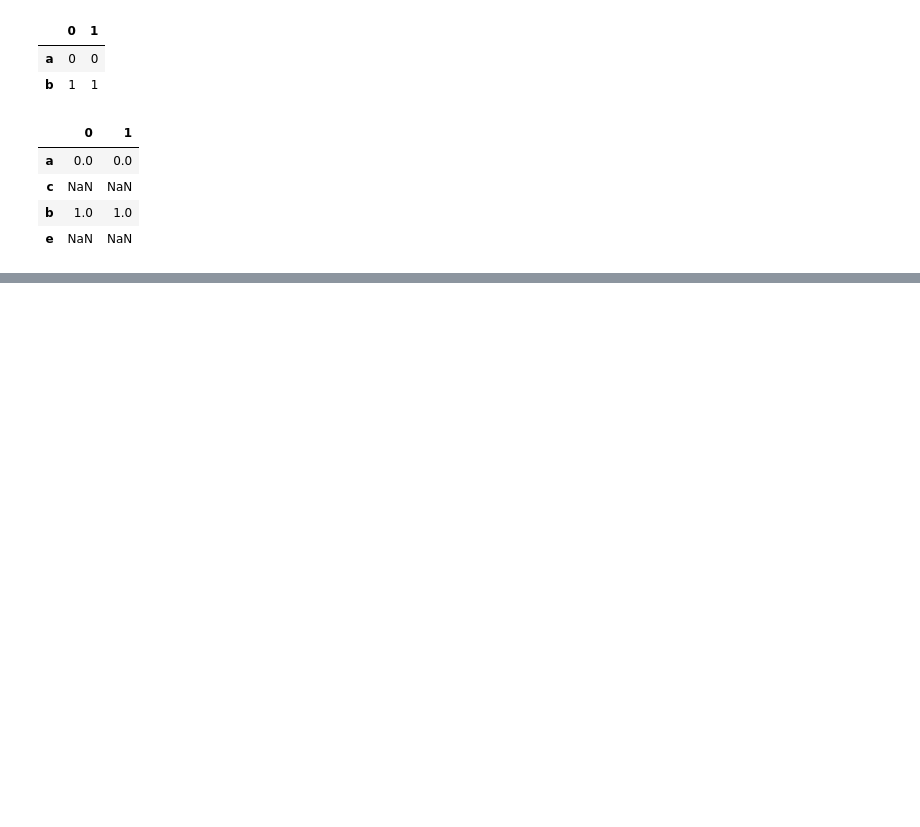
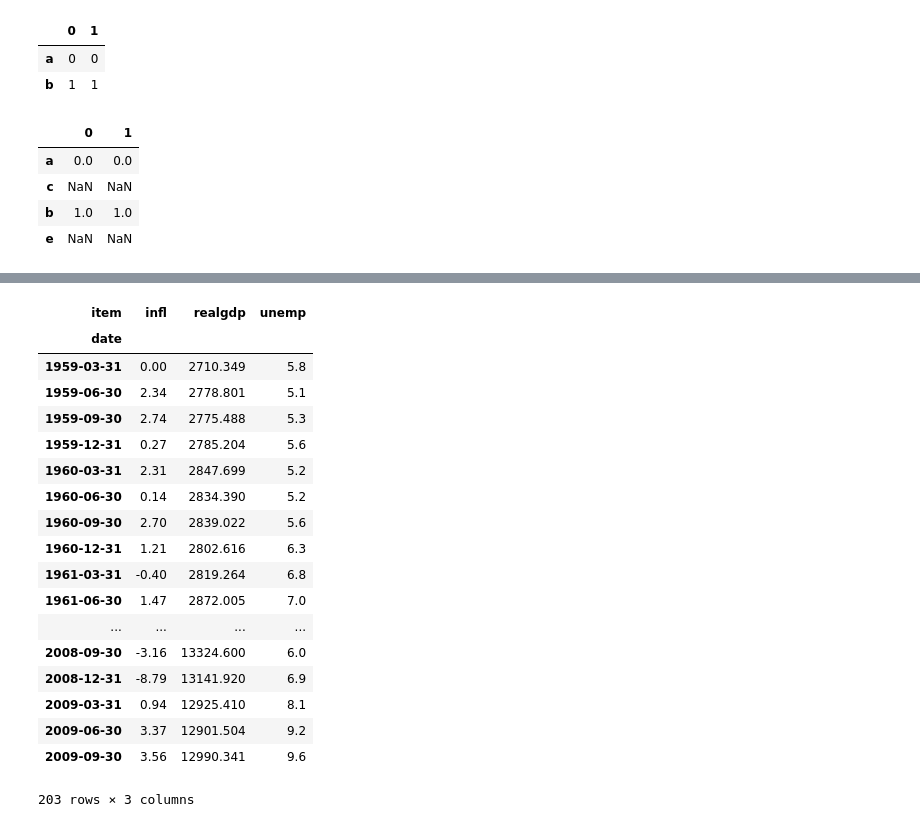
Before and after one commit to SiddalingeshaDS/ML-Practice, a Jupyter notebook: Python for Data Analysis/Data Wrangling.ipynb, the cells around one changed output, grey strips where cells are left out. Cells and saved outputs as stored; diff of their text form; code cells hidden in the pictures; blank space fills up the shorter version.

```diff
--- a/Python for Data Analysis/Data Wrangling.ipynb
+++ b/Python for Data Analysis/Data Wrangling.ipynb
@@ -587,0 +918,23 @@ pd.concat([s1, s4], axis=1, join_axes=[['a', 'c', 'b', 'e']])
+# %%
+pivoted = ldata.pivot('date', 'item', 'value')
+pivoted
+# %% [output]
+| item | infl | realgdp | unemp |
+| date |  |  |  |
+| 1959-03-31 | 0.00 | 2710.349 | 5.8 |
+| 1959-06-30 | 2.34 | 2778.801 | 5.1 |
+| 1959-09-30 | 2.74 | 2775.488 | 5.3 |
+| 1959-12-31 | 0.27 | 2785.204 | 5.6 |
+| 1960-03-31 | 2.31 | 2847.699 | 5.2 |
+| 1960-06-30 | 0.14 | 2834.390 | 5.2 |
+| 1960-09-30 | 2.70 | 2839.022 | 5.6 |
+| 1960-12-31 | 1.21 | 2802.616 | 6.3 |
+| 1961-03-31 | -0.40 | 2819.264 | 6.8 |
+| 1961-06-30 | 1.47 | 2872.005 | 7.0 |
+| ... | ... | ... | ... |
+| 2008-09-30 | -3.16 | 13324.600 | 6.0 |
+| 2008-12-31 | -8.79 | 13141.920 | 6.9 |
+| 2009-03-31 | 0.94 | 12925.410 | 8.1 |
+| 2009-06-30 | 3.37 | 12901.504 | 9.2 |
+| 2009-09-30 | 3.56 | 12990.341 | 9.6 |
+203 rows × 3 columns
```
Also changed, not shown: parts of 29 cells of this notebook.
